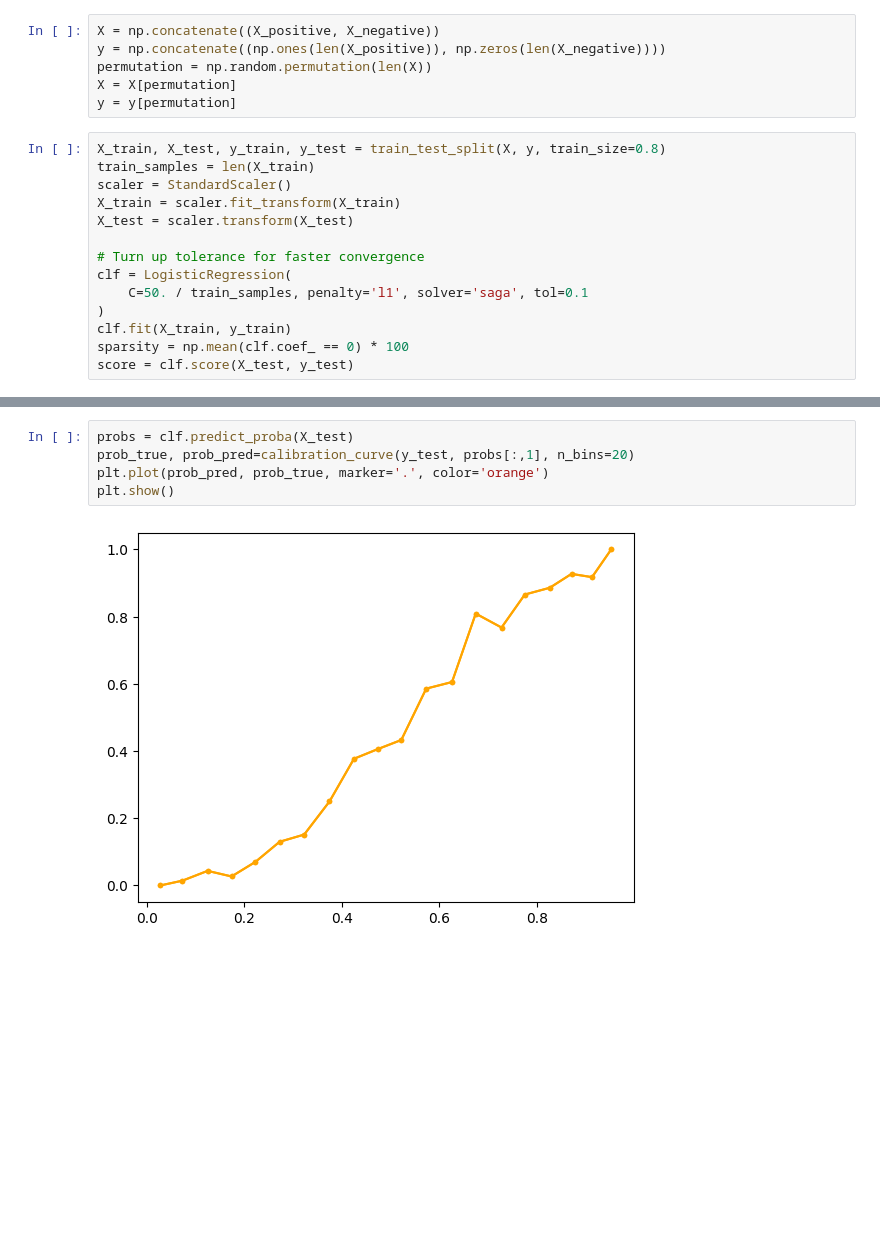
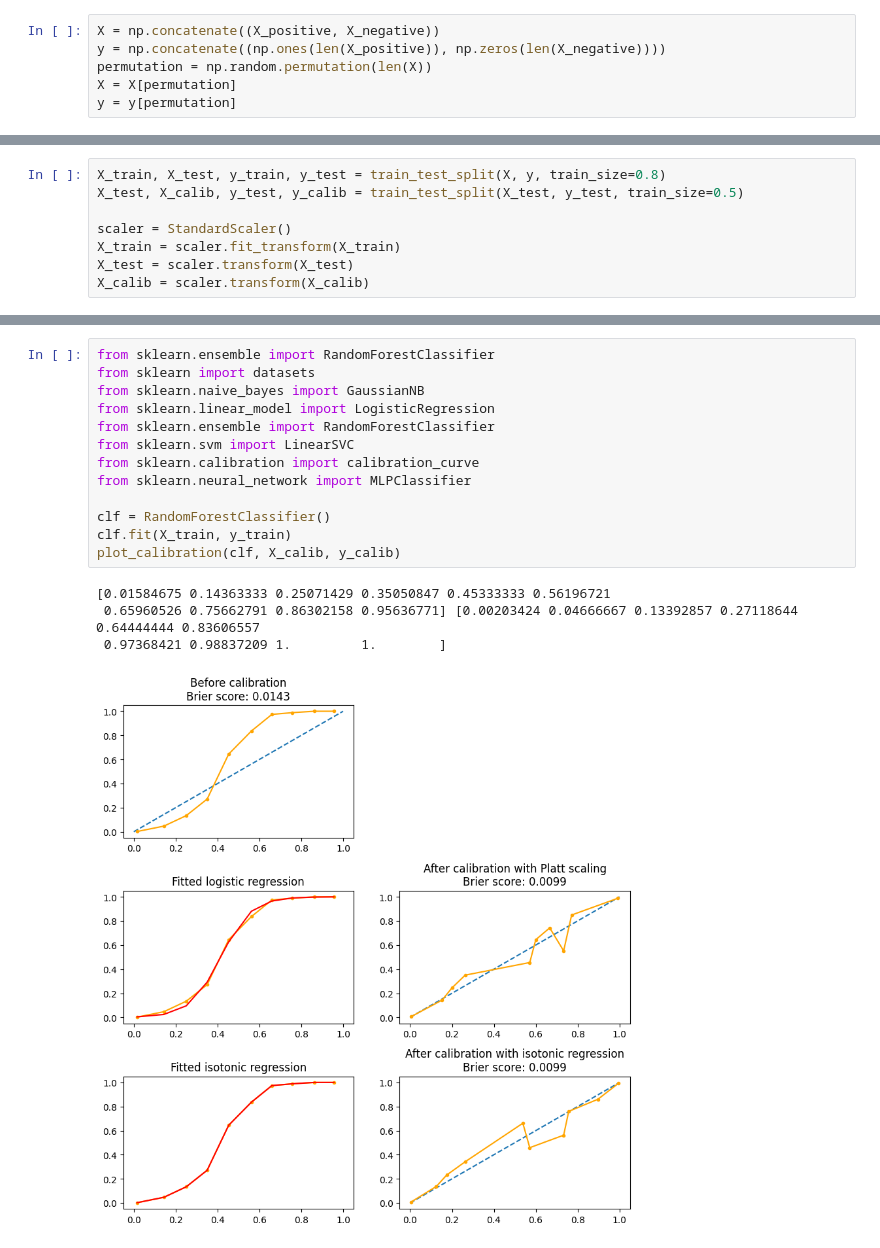
Before and after one commit to wblachowski/models-calibration, a Jupyter notebook: NineOrNein.ipynb, the cells around one changed output, grey strips where cells are left out. Drawn from its saved outputs; the diff is of its cells as text; blank space fills up the shorter version.

```diff
--- a/NineOrNein.ipynb
+++ b/NineOrNein.ipynb
@@ -45,17 +59,3 @@ y = np.concatenate((np.ones(len(X_positive)), np.zeros(len(X_negative))))
 permutation = np.random.permutation(len(X))
 X = X[permutation]
 y = y[permutation]
-# %%
-X_train, X_test, y_train, y_test = train_test_split(X, y, train_size=0.8)
-train_samples = len(X_train)
-scaler = StandardScaler()
-X_train = scaler.fit_transform(X_train)
-X_test = scaler.transform(X_test)
-
-# Turn up tolerance for faster convergence
-clf = LogisticRegression(
-    C=50. / train_samples, penalty='l1', solver='saga', tol=0.1
-)
-clf.fit(X_train, y_train)
-sparsity = np.mean(clf.coef_ == 0) * 100
-score = clf.score(X_test, y_test)
@@ -93,3 +67,11 @@ plt.show()
+# %%
+X_train, X_test, y_train, y_test = train_test_split(X, y, train_size=0.8)
+X_test, X_calib, y_test, y_calib = train_test_split(X_test, y_test, train_size=0.5)
+
+scaler = StandardScaler()
+X_train = scaler.fit_transform(X_train)
+X_test = scaler.transform(X_test)
+X_calib = scaler.transform(X_calib)
 # %%
 def plot_calibration(clf, X, y, save_calibration_model=False, calibration_model_name=None):
     def plot_calibration_curve(ground_truth, probs, title):
@@ -158,10 +145,21 @@ def platt_scaling(prob_pred, prob_true):
 
 def isotonic_regression(prob_pred, prob_true):
     return IsotonicRegression(out_of_bounds='clip').fit(prob_pred, prob_true)
-# %%
-probs = clf.predict_proba(X_test)
-prob_true, prob_pred=calibration_curve(y_test, probs[:,1], n_bins=20)
-plt.plot(prob_pred, prob_true, marker='.', color='orange')
-plt.show()
-# %% [output]
-[figure, removed]
+# %%
+from sklearn.ensemble import RandomForestClassifier
+from sklearn import datasets
+from sklearn.naive_bayes import GaussianNB
+from sklearn.linear_model import LogisticRegression
+from sklearn.ensemble import RandomForestClassifier
+from sklearn.svm import LinearSVC
+from sklearn.calibration import calibration_curve
+from sklearn.neural_network import MLPClassifier
+
+clf = RandomForestClassifier()
+clf.fit(X_train, y_train)
+plot_calibration(clf, X_calib, y_calib)
+# %% [output]
+[0.01584675 0.14363333 0.25071429 0.35050847 0.45333333 0.56196721
+ 0.65960526 0.75662791 0.86302158 0.95636771] [0.00203424 0.04666667 0.13392857 0.27118644 0.64444444 0.83606557
+ 0.97368421 0.98837209 1.         1.        ]
+[figure, added]
```
Also changed, not shown: parts of 23 cells of this notebook.
